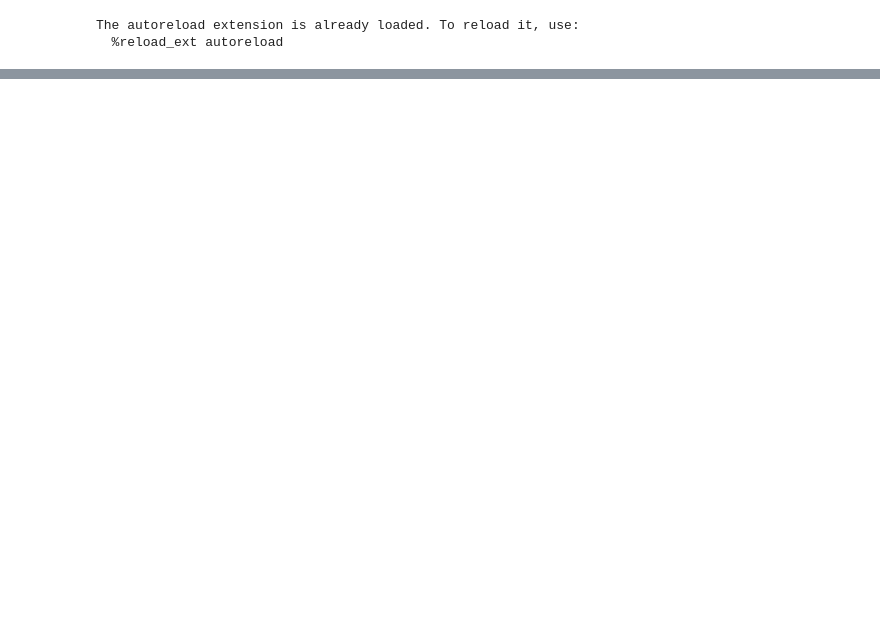
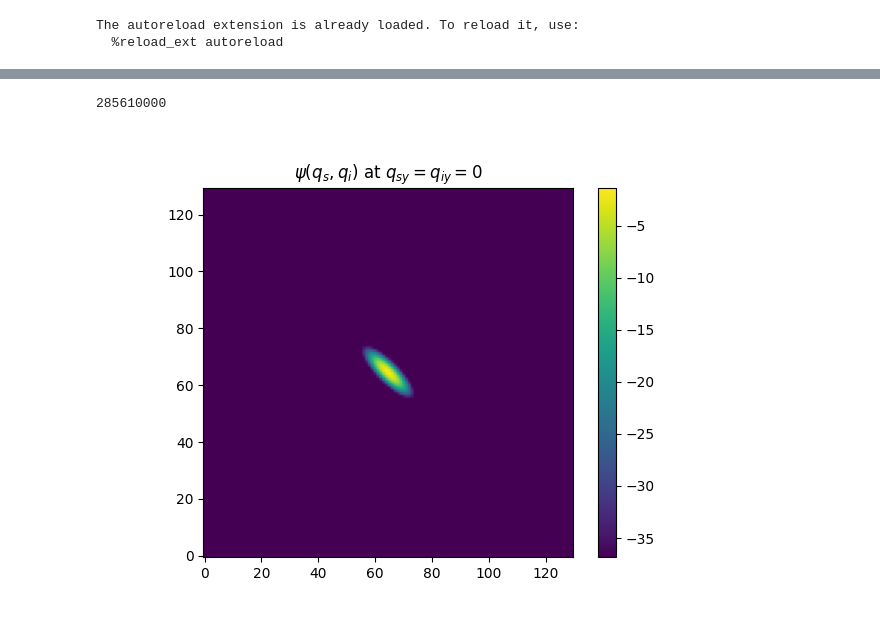
Before and after one commit to rubiaek/qdc2, a Jupyter notebook: qdc/mmf/finite_phase_matching.ipynb, the cells around one changed output, grey strips where cells are left out. Cells and saved outputs as stored; diff of their text form; code cells hidden in the pictures; blank space fills up the shorter version.

```diff
--- a/qdc/mmf/finite_phase_matching.ipynb
+++ b/qdc/mmf/finite_phase_matching.ipynb
@@ -181,0 +138,45 @@ Largest element: 9.899e-05
+# %%
+dx      = fib.dx
+n       = fib.npoints
+dq      = 2*np.pi/(n*dx)
+nq      = n**2
+
+# Fourier modes -------------------------------------------------
+Mxy  = fib.modes.getModeMatrix()
+m    = Mxy.shape[1]
+F    = np.empty((m, nq), np.complex64)
+
+# q-grid --------------------------------------------------------
+q1d  = (np.arange(n) - n//2) * dq
+Qx, Qy = np.meshgrid(q1d, q1d, indexing='ij')
+qx, qy = Qx.ravel().astype(np.float32), Qy.ravel().astype(np.float32)
+qx -= qx.mean()
+qy -= qy.mean()
+
+sigma = 2 / 50
+b2 = 30
+# full ψ (nq × nq) computed once --------------------------------
+qsx, qsy = qx[:, None], qy[:, None]
+PSI = np.exp(
+    -((qsx + qx)**2 + (qsy + qy)**2) / (2 * sigma**2)
+    -  b2 * ((qsx - qx)**2 + (qsy - qy)**2)
+).astype(np.float32)
+# %%
+16900**2
+# %% [output]
+285610000
+# %%
+grid_n = int(np.sqrt(PSI.shape[0]))  # assuming square 2D grid
+PSI_2D = PSI.reshape(grid_n, grid_n, grid_n, grid_n)
+
+# Select qy=0 and qi=qj diagonal
+center = grid_n // 2
+psi_diag = PSI_2D[center, :, center, :]
+
+fig, ax = plt.subplots()
+imm = ax.imshow(np.log(np.abs(psi_diag) + 1e-16), origin='lower')
+fig.colorbar(imm, ax=ax)
+ax.set_title(r"$\psi(q_s, q_i)$ at $q_{sy}=q_{iy}=0$")
+plt.show()
+# %% [output]
+[figure, added]
```
Also changed, not shown: parts of 13 cells of this notebook.
